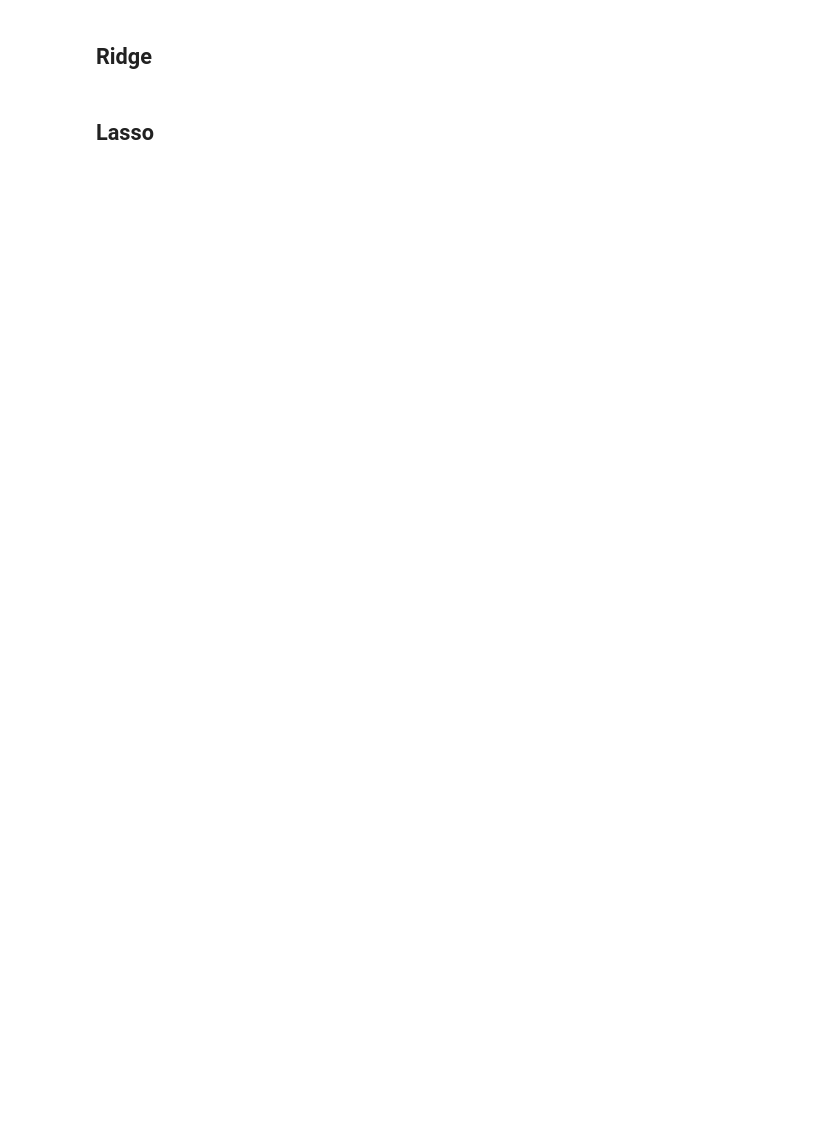
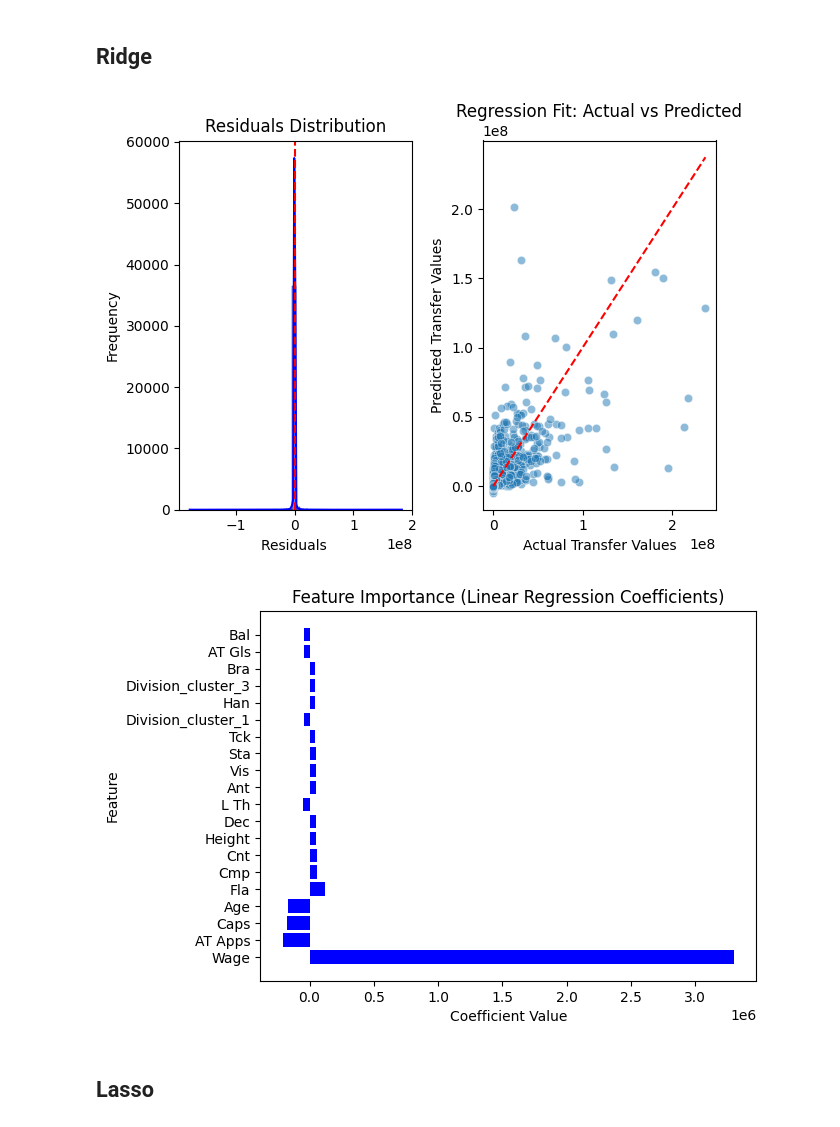
Before and after one commit to Leo11wasd/proyecto_mineria_y_analisis_de_datos, a Jupyter notebook: regresion.ipynb, the cells around one changed output. Saved outputs shown, nothing was run; the diff lists cells and outputs as text; code cells hidden in the pictures; blank space fills up the shorter version.

```diff
--- a/regresion.ipynb
+++ b/regresion.ipynb
@@ -172,9 +315,13 @@ log_results(linear_reg,"LinearRegression",X_train,y_train,X_test,y_test)
 # %%
 from sklearn.linear_model import RidgeCV
 ridge_reg = RidgeCV()
 ridge_reg.fit(X_train, y_train)
 
 log_results(ridge_reg,"RidgeCV",X_train,y_train,X_test,y_test)
+sort_coeficients_graph(X_train,ridge_reg)
+# %% [output]
+[figure, added]
+[figure, added]
 # %% [markdown]
 ## Lasso
 # %%
```
Also changed, not shown: parts of 20 cells of this notebook, 3 other files.
